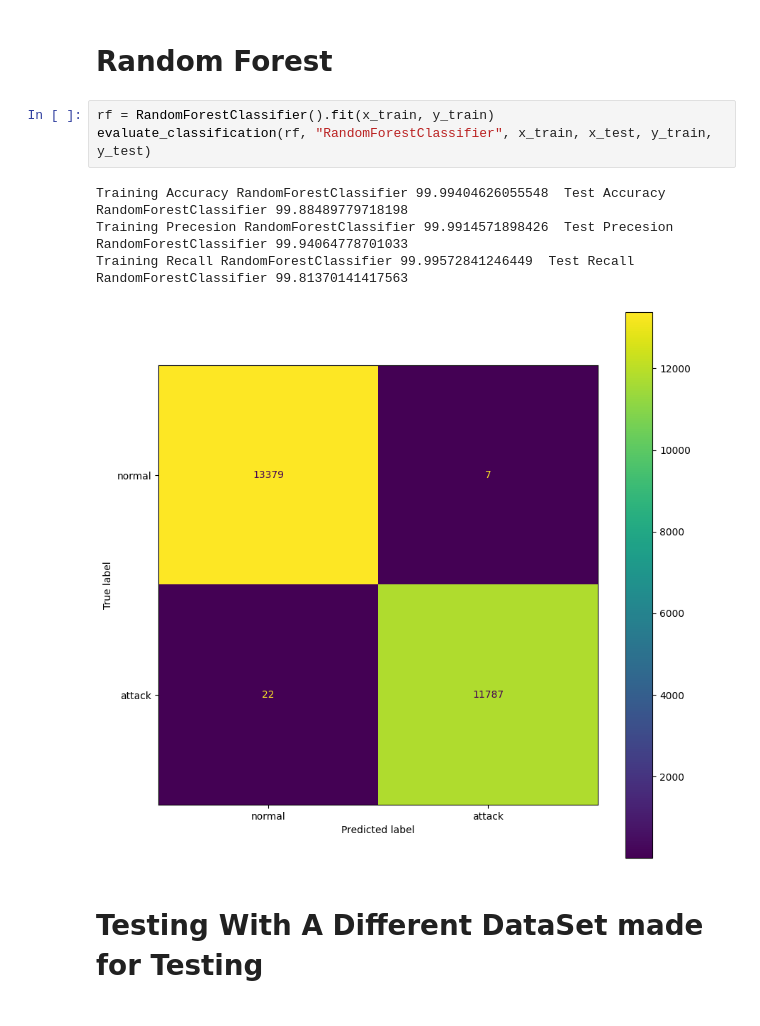
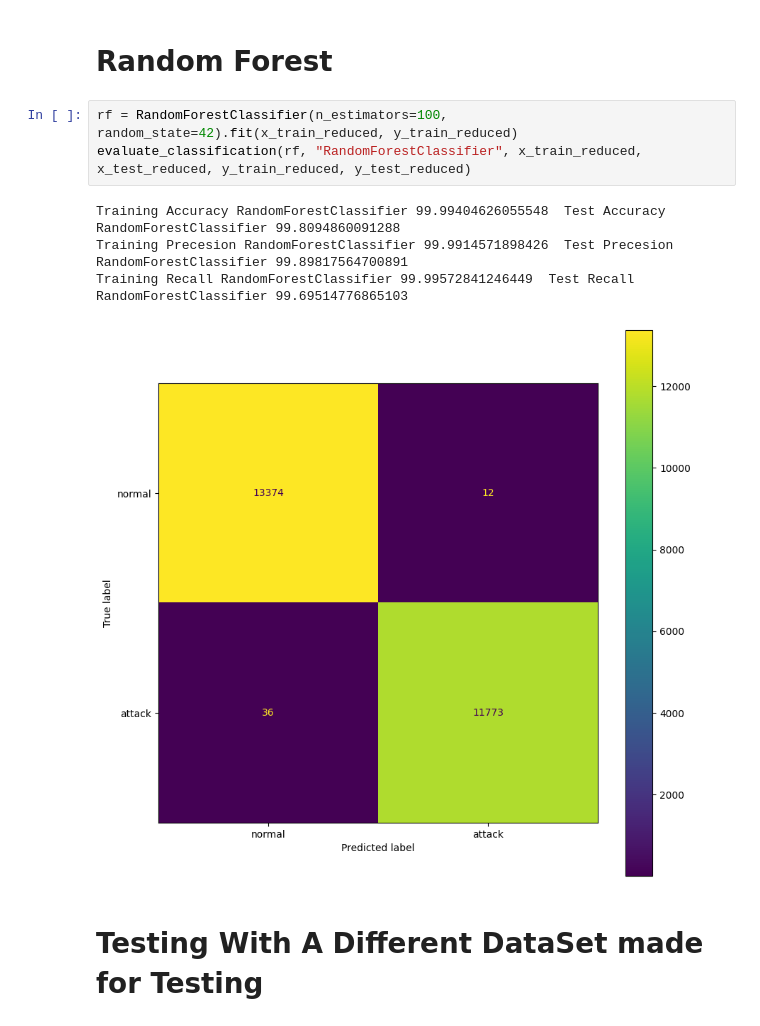
Before and after one commit to DavidVal6/IA_SGSI_PROJECT, a Jupyter notebook: AI_model.ipynb, the cells around one changed output. Cells and saved outputs as stored; diff of their text form.

```diff
--- a/AI_model.ipynb
+++ b/AI_model.ipynb
@@ -142,13 +157,13 @@ def evaluate_classification(model, name, X_train, X_test, y_train, y_test):
     cm_display.plot(ax=ax)
 # %% [markdown]
 # Random Forest
-# %%
-rf = RandomForestClassifier().fit(x_train, y_train)
-evaluate_classification(rf, "RandomForestClassifier", x_train, x_test, y_train, y_test)
-# %% [output]
-Training Accuracy RandomForestClassifier 99.99404626055548  Test Accuracy RandomForestClassifier 99.88489779718198
-Training Precesion RandomForestClassifier 99.9914571898426  Test Precesion RandomForestClassifier 99.94064778701033
-Training Recall RandomForestClassifier 99.99572841246449  Test Recall RandomForestClassifier 99.81370141417563
-[figure, removed]
+# %%
+rf = RandomForestClassifier(n_estimators=100, random_state=42).fit(x_train_reduced, y_train_reduced)
+evaluate_classification(rf, "RandomForestClassifier", x_train_reduced, x_test_reduced, y_train_reduced, y_test_reduced)
+# %% [output]
+Training Accuracy RandomForestClassifier 99.99404626055548  Test Accuracy RandomForestClassifier 99.8094860091288
+Training Precesion RandomForestClassifier 99.9914571898426  Test Precesion RandomForestClassifier 99.89817564700891
+Training Recall RandomForestClassifier 99.99572841246449  Test Recall RandomForestClassifier 99.69514776865103
+[figure, added]
 # %% [markdown]
 # Testing With A Different DataSet made for Testing
```
Also changed, not shown: parts of 16 cells of this notebook, 1 other file.
